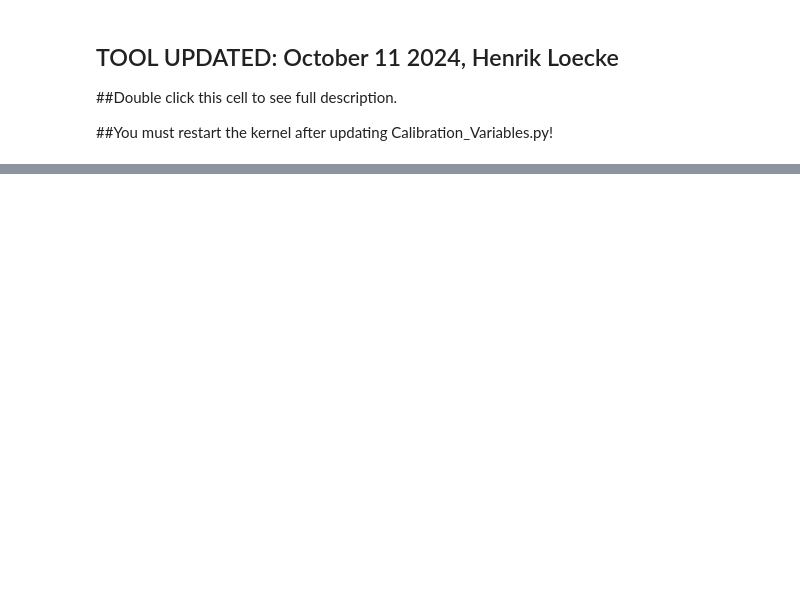
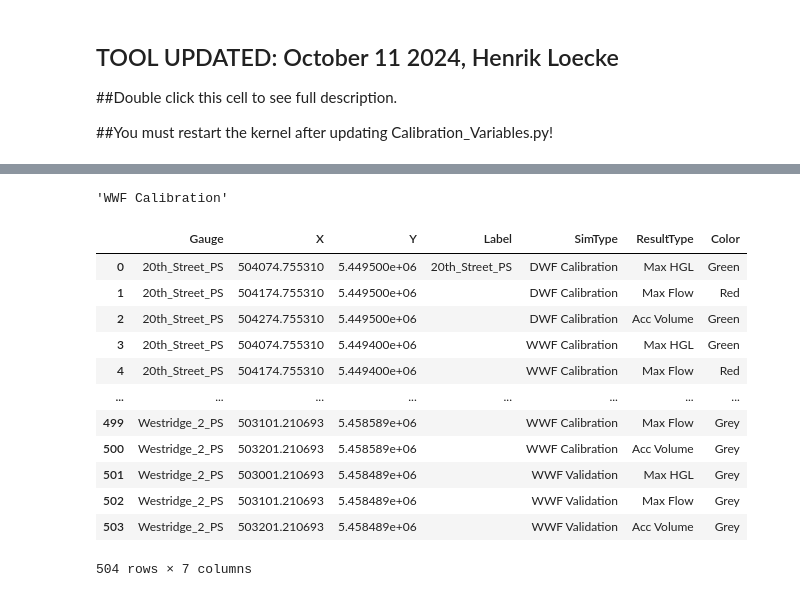
Before and after one commit to henriklocke/Calibration, a Jupyter notebook: Calibration.ipynb, the cells around one changed output, grey strips where cells are left out. Cells and saved outputs as stored; diff of their text form; code cells hidden in the pictures; blank space fills up the shorter version.

```diff
--- a/Calibration.ipynb
+++ b/Calibration.ipynb
@@ -1568,0 +1668,20 @@ except Exception as e:
+# %%
+event_category
+# %% [output]
+'WWF Calibration'
+# %%
+result_points
+# %% [output]
+|  | Gauge | X | Y | Label | SimType | ResultType | Color |
+| 0 | 20th_Street_PS | 504074.755310 | 5.449500e+06 | 20th_Street_PS | DWF Calibration | Max HGL | Green |
+| 1 | 20th_Street_PS | 504174.755310 | 5.449500e+06 |  | DWF Calibration | Max Flow | Red |
+| 2 | 20th_Street_PS | 504274.755310 | 5.449500e+06 |  | DWF Calibration | Acc Volume | Green |
+| 3 | 20th_Street_PS | 504074.755310 | 5.449400e+06 |  | WWF Calibration | Max HGL | Green |
+| 4 | 20th_Street_PS | 504174.755310 | 5.449400e+06 |  | WWF Calibration | Max Flow | Red |
+| ... | ... | ... | ... | ... | ... | ... | ... |
+| 499 | Westridge_2_PS | 503101.210693 | 5.458589e+06 |  | WWF Calibration | Max Flow | Grey |
+| 500 | Westridge_2_PS | 503201.210693 | 5.458589e+06 |  | WWF Calibration | Acc Volume | Grey |
+| 501 | Westridge_2_PS | 503001.210693 | 5.458489e+06 |  | WWF Validation | Max HGL | Grey |
+| 502 | Westridge_2_PS | 503101.210693 | 5.458489e+06 |  | WWF Validation | Max Flow | Grey |
+| 503 | Westridge_2_PS | 503201.210693 | 5.458489e+06 |  | WWF Validation | Acc Volume | Grey |
+504 rows × 7 columns
```
Also changed, not shown: parts of 25 cells of this notebook.
